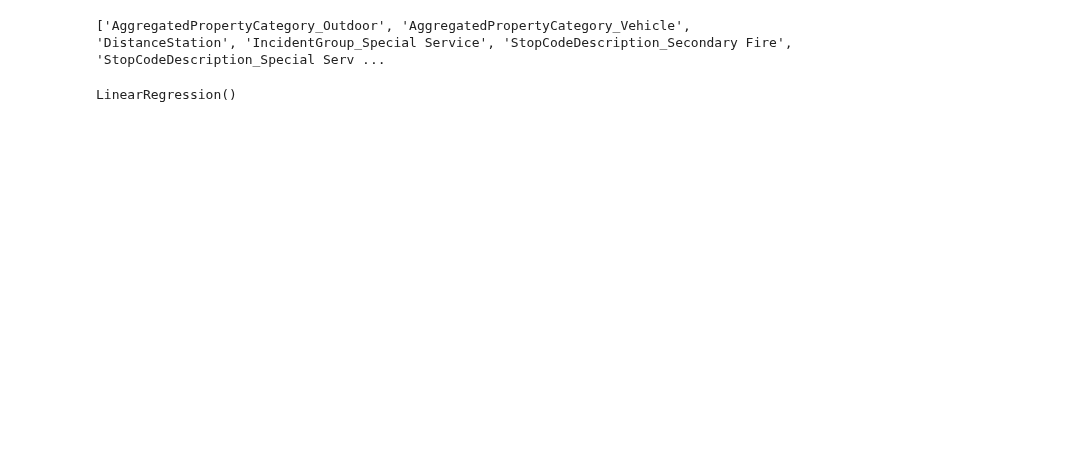
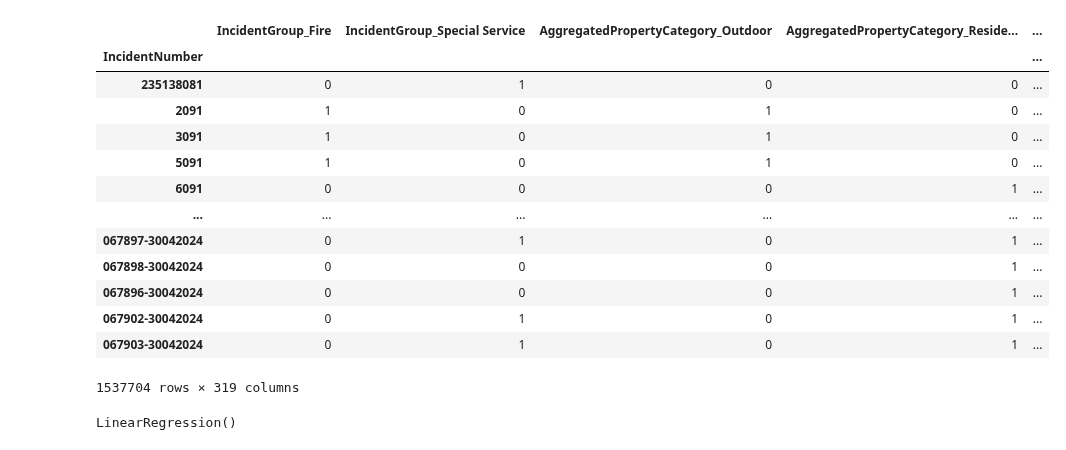
Before and after one commit to bennyocean/LFB_ResponseTimes_Prediction, a Jupyter notebook: notebooks/Isi_MLR.ipynb, the cells around one changed output. Cells and saved outputs as stored; diff of their text form; code cells hidden in the pictures; blank space fills up the shorter version.

```diff
--- a/notebooks/Isi_MLR.ipynb
+++ b/notebooks/Isi_MLR.ipynb
@@ -93,12 +92,2 @@ names = significant_corr.index.tolist()
-# %%
-print(names)
-# %% [output]
-['AggregatedPropertyCategory_Outdoor', 'AggregatedPropertyCategory_Vehicle', 'DistanceStation', 'IncidentGroup_Special Service', 'StopCodeDescription_Secondary Fire', 'StopCodeDescription_Special Serv ...
 # %%
 names = ['AggregatedPropertyCategory_Outdoor', 'AggregatedPropertyCategory_Vehicle', 'DistanceStation', 'IncidentGroup_Special Service', 'StopCodeDescription_Secondary Fire', 'StopCodeDescription_Special Service']
-# %%
-X = df_numeric[names]
-y = df_numeric['TotalResponseTime']
-# %%
-X = df.drop(['TotalResponseTime'], axis = 1)
-y = df['TotalResponseTime']
@@ -107,3 +94,20 @@ X_train, X_test, y_train, y_test = train_test_split(X, y, test_size=0.2, random_
+# %%
+X
+# %% [output]
+|  | IncidentGroup_Fire | IncidentGroup_Special Service | AggregatedPropertyCategory_Outdoor | AggregatedPropertyCategory_Reside... | ... |
+| IncidentNumber |  |  |  |  | ... |
+| 235138081 | 0 | 1 | 0 | 0 | ... |
+| 2091 | 1 | 0 | 1 | 0 | ... |
+| 3091 | 1 | 0 | 1 | 0 | ... |
+| 5091 | 1 | 0 | 1 | 0 | ... |
+| 6091 | 0 | 0 | 0 | 1 | ... |
+| ... | ... | ... | ... | ... | ... |
+| 067897-30042024 | 0 | 1 | 0 | 1 | ... |
+| 067898-30042024 | 0 | 0 | 0 | 1 | ... |
+| 067896-30042024 | 0 | 0 | 0 | 1 | ... |
+| 067902-30042024 | 0 | 1 | 0 | 1 | ... |
+| 067903-30042024 | 0 | 1 | 0 | 1 | ... |
+1537704 rows × 319 columns
 # %%
 model = LinearRegression()
 # %%
```
Also changed, not shown: parts of 26 cells of this notebook, 3 other files.
